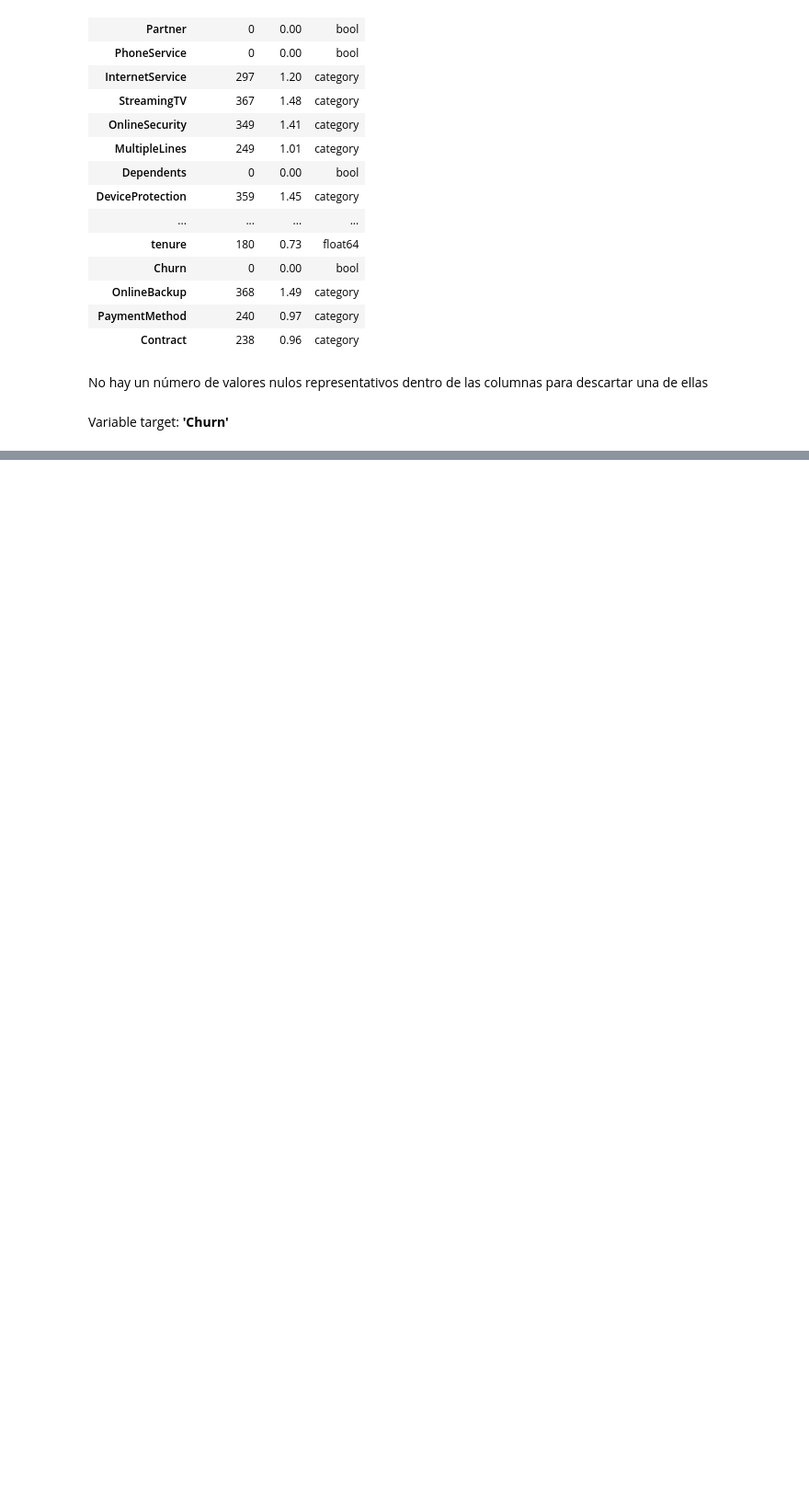
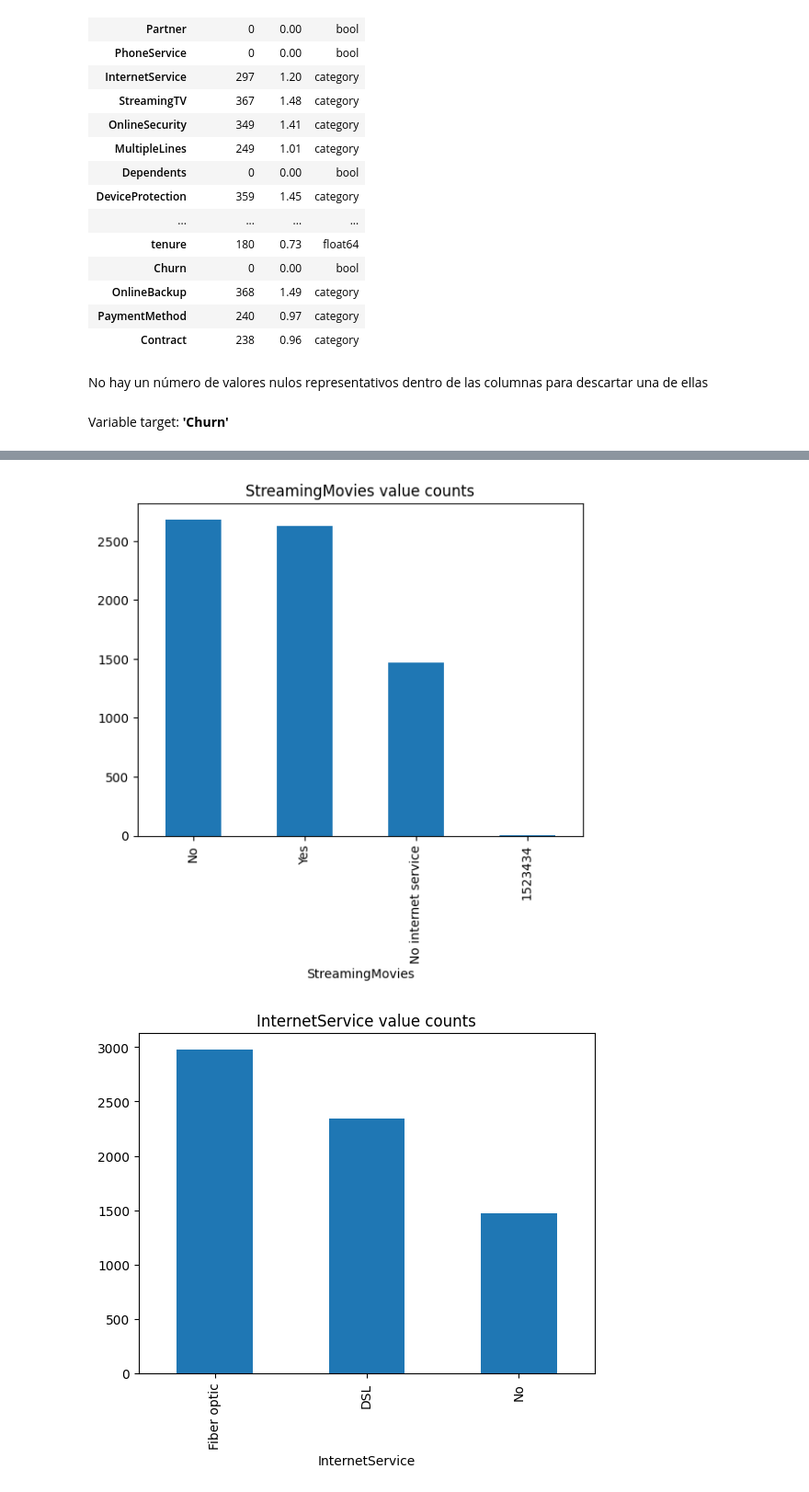
Before and after one commit to 1210lfo/Telco-Customer-Churn, a Jupyter notebook: notebooks/eda.ipynb, the cells around one changed output, grey strips where cells are left out. Shown: that part at 92% size. Cells and saved outputs as stored; diff of their text form; code cells hidden in the pictures; blank space fills up the shorter version.

```diff
--- a/notebooks/eda.ipynb
+++ b/notebooks/eda.ipynb
@@ -111,0 +218,11 @@ churn_df.describe(include="category")
+# %%
+cat_cols = list(churn_df.select_dtypes(include=["category"]).columns)
+
+for col in cat_cols:
+    churn_df[col].value_counts().plot(
+        kind="bar", title = f"{col} value counts"
+    )
+    plt.show()
+# %% [output]
+[figure, added]
+[figure, added]
```
Also changed, not shown: parts of 26 cells of this notebook, 3 other files.
